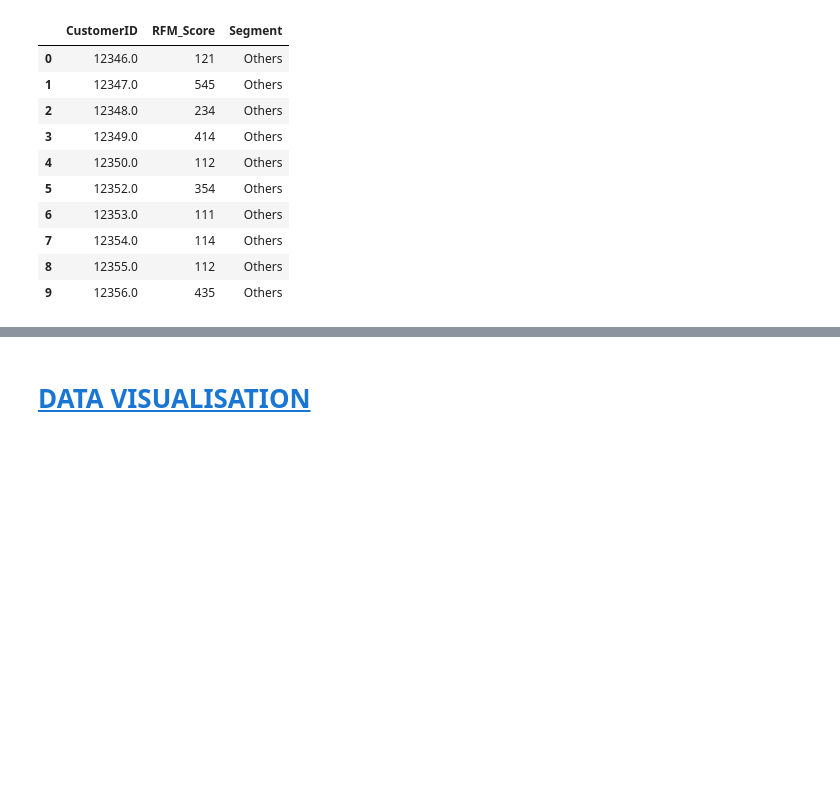
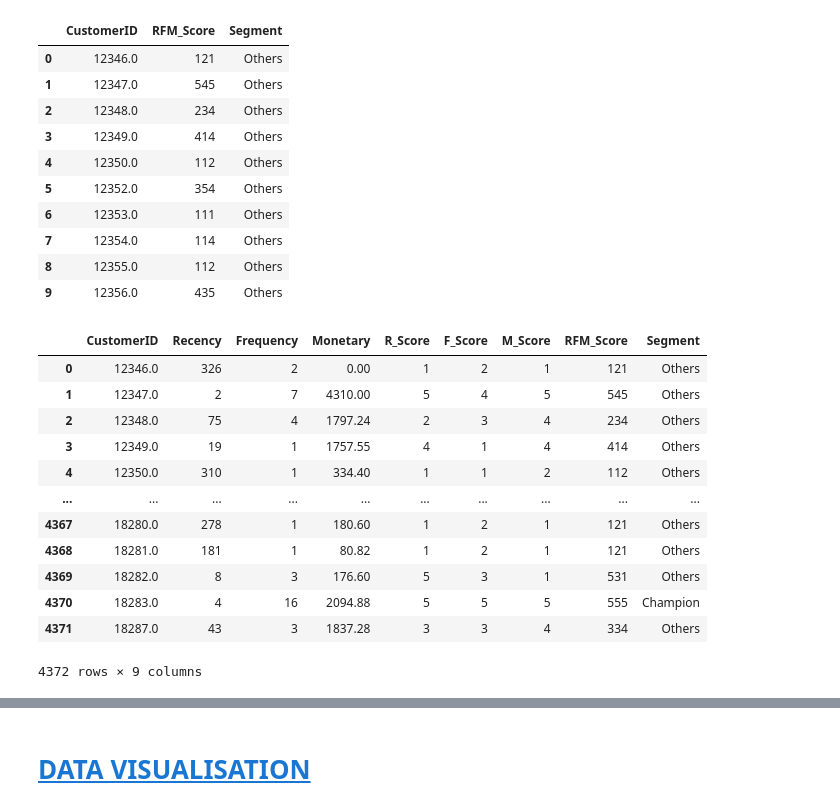
Before and after one commit to Peppecoding/Customer-Value-Segmentation-using-RFM-Model, a Jupyter notebook: Customer_Value_Segmentation_using_RFM_Model.ipynb, the cells around one changed output, grey strips where cells are left out. Saved outputs shown, nothing was run; the diff lists cells and outputs as text; code cells hidden in the pictures; blank space fills up the shorter version.

```diff
--- a/Customer_Value_Segmentation_using_RFM_Model.ipynb
+++ b/Customer_Value_Segmentation_using_RFM_Model.ipynb
@@ -167,3 +167,19 @@ rfm[['CustomerID', 'RFM_Score', 'Segment']].head(10)
 | 9 | 12356.0 | 435 | Others |
 # %%
 rfm.to_csv('rfm_segmented.csv', index=False)
+# %%
+rfm
+# %% [output]
+|  | CustomerID | Recency | Frequency | Monetary | R_Score | F_Score | M_Score | RFM_Score | Segment |
+| 0 | 12346.0 | 326 | 2 | 0.00 | 1 | 2 | 1 | 121 | Others |
+| 1 | 12347.0 | 2 | 7 | 4310.00 | 5 | 4 | 5 | 545 | Others |
+| 2 | 12348.0 | 75 | 4 | 1797.24 | 2 | 3 | 4 | 234 | Others |
+| 3 | 12349.0 | 19 | 1 | 1757.55 | 4 | 1 | 4 | 414 | Others |
+| 4 | 12350.0 | 310 | 1 | 334.40 | 1 | 1 | 2 | 112 | Others |
+| ... | ... | ... | ... | ... | ... | ... | ... | ... | ... |
+| 4367 | 18280.0 | 278 | 1 | 180.60 | 1 | 2 | 1 | 121 | Others |
+| 4368 | 18281.0 | 181 | 1 | 80.82 | 1 | 2 | 1 | 121 | Others |
+| 4369 | 18282.0 | 8 | 3 | 176.60 | 5 | 3 | 1 | 531 | Others |
+| 4370 | 18283.0 | 4 | 16 | 2094.88 | 5 | 5 | 5 | 555 | Champion |
+| 4371 | 18287.0 | 43 | 3 | 1837.28 | 3 | 3 | 4 | 334 | Others |
+4372 rows × 9 columns
```
Also changed, not shown: parts of 4 cells of this notebook.
